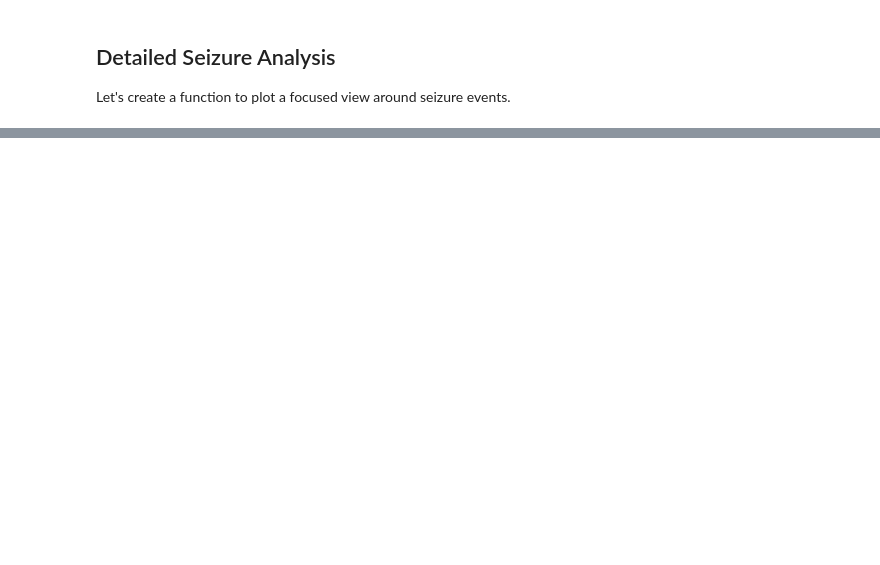
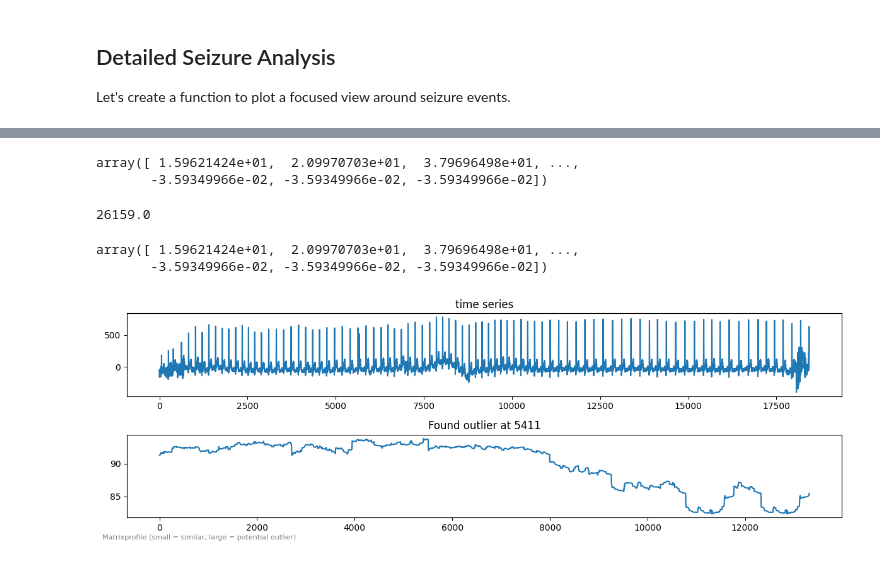
Before and after one commit to creintjes/ecg-seizure-detection, a Jupyter notebook: data/plot_ecg_example.ipynb, the cells around one changed output, grey strips where cells are left out. Cells and saved outputs as stored; diff of their text form; code cells hidden in the pictures; blank space fills up the shorter version.

```diff
--- a/data/plot_ecg_example.ipynb
+++ b/data/plot_ecg_example.ipynb
@@ -382,0 +401,3 @@ Seizure Detail Plot:
+# %%
+recording = [patient_id, run_id]
+data = Data.loadData(dataset_path, recording, modalities=['ecg'])
@@ -382,0 +407,37 @@ Seizure Detail Plot:
+# %%
+ecg_signal = data.data[0]
+ecg_signal
+# %% [output]
+array([ 1.59621424e+01,  2.09970703e+01,  3.79696498e+01, ...,
+       -3.59349966e-02, -3.59349966e-02, -3.59349966e-02])
+# %%
+def plot_matrix_profile(sample: np.ndarray, matrix_profile: np.ndarray) -> plt.Figure:
+    fig, ax = plt.subplots(2, 1, figsize=(12, 4))
+
+    ax[0].plot(sample)
+    ax[0].set_title("time series")
+
+    ax[1].plot(matrix_profile[:, 0])
+    # ax[1].set_title(f"Found outlier at {annomaly_index()}")
+    ax[1].set_title(f"Found outlier at {MatrixProfile.get_annomaly_index_from_matrix_profile(matrix_profile=matrix_profile)}")
+
+    fig.text(0.01, 0.01, "Matrixprofile (small = similar, large = potential outlier)", fontsize=8, color="gray")
+    fig.tight_layout()
+    plt.show()
+# %%
+len(ecg_signal)/256
+# %% [output]
+26159.0
+# %%
+ecg_signal
+# %% [output]
+array([ 1.59621424e+01,  2.09970703e+01,  3.79696498e+01, ...,
+       -3.59349966e-02, -3.59349966e-02, -3.59349966e-02])
+# %%
+timeseries = ecg_signal[4183040:4201472]
+w_len_sec = 20
+subsequence_length = int(data.fs[0])*w_len_sec # 20
+matrix_profile=MatrixProfile.calculate_matrix_profile_for_sample(sample=timeseries, subsequence_length=subsequence_length)
+plot_matrix_profile(sample=timeseries, matrix_profile=matrix_profile)
+# %% [output]
+[figure, added]
```
Also changed, not shown: parts of 11 cells of this notebook.
